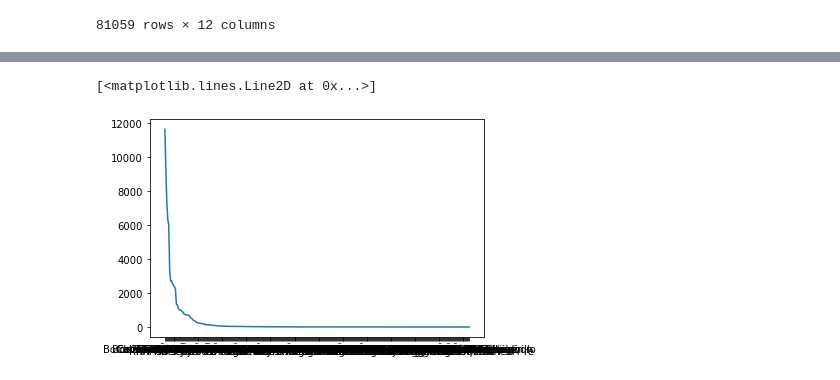
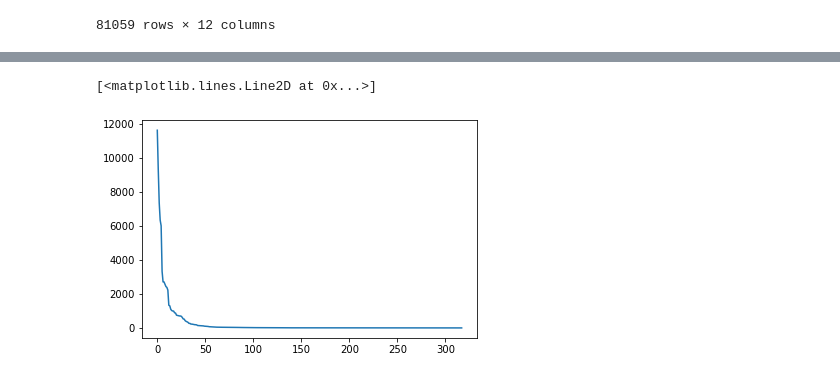
Before and after one commit to mshideler/Group2, a Jupyter notebook: Deliverable 2/Data_Analysis_Prelim-Kyle.ipynb, the cells around one changed output, grey strips where cells are left out. Saved outputs shown, nothing was run; the diff lists cells and outputs as text; code cells hidden in the pictures.

```diff
--- a/Deliverable 2/Data_Analysis_Prelim-Kyle.ipynb
+++ b/Deliverable 2/Data_Analysis_Prelim-Kyle.ipynb
@@ -88,4 +93,5 @@ wine_df_regions
 # %%
-variety_valuecounts=wine_df_regions['variety'].value_counts()
-variety_valuecounts
+variety_vcs=wine_df_regions['variety'].value_counts().tolist()
+variety_vcs
+#Bin variety to elminate <1000 (or some other count)
 # %% [output]
@@ -104,6 +152,6 @@ Name: variety, Length: 318, dtype: int64
 # %%
 fix, ax=plt.subplots()
-ax.plot(variety_valuecounts)
+ax.plot(variety_vcs)
 # %% [output]
 [<matplotlib.lines.Line2D at 0x...>]
-[figure, old version]
+[figure, new version]
```
Also changed, not shown: parts of 4 cells of this notebook.
